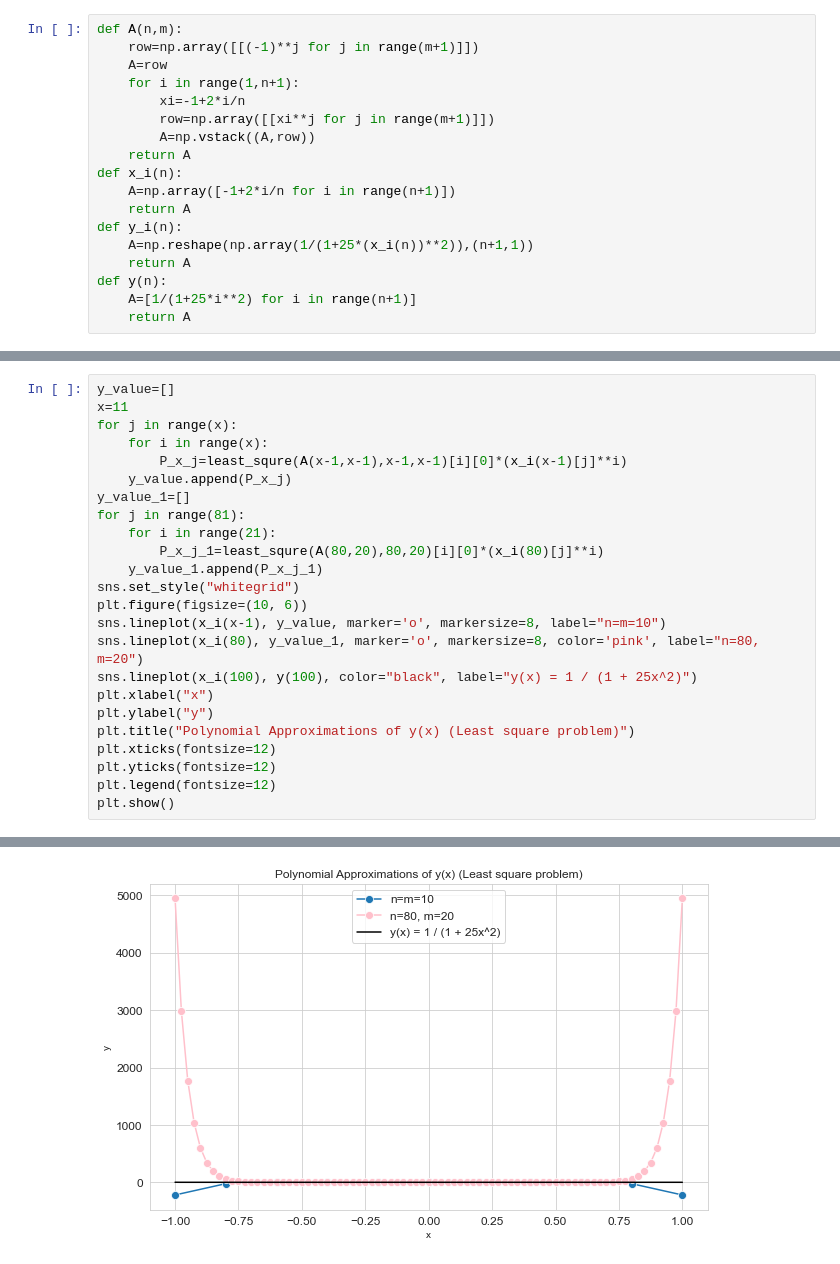
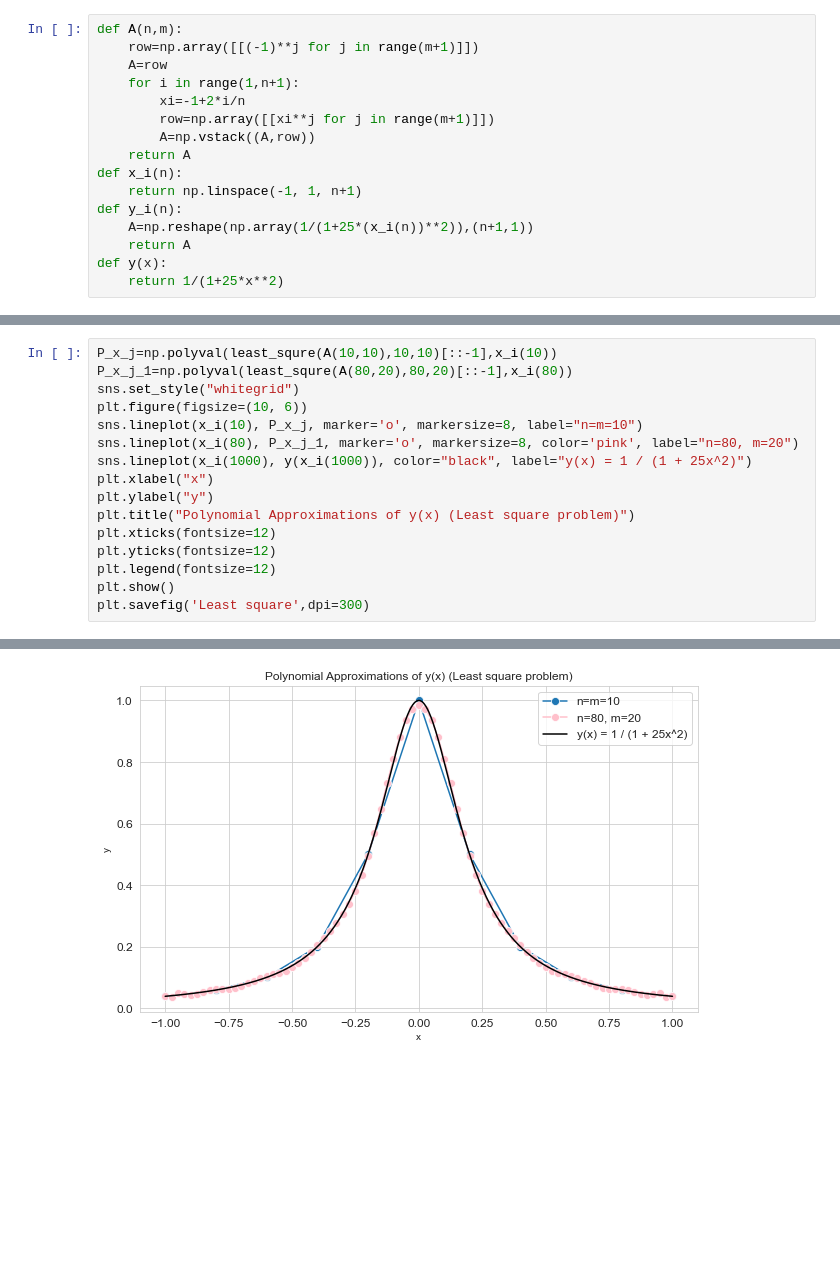
Before and after one commit to JonathanLim1/UCL_MATH0058_solution-1, a Jupyter notebook: Assignment/Assigment 3/assigment 3.ipynb, the cells around one changed output, grey strips where cells are left out. Cells and saved outputs as stored; diff of their text form; blank space fills up the shorter version.

```diff
--- a/Assignment/Assigment 3/assigment 3.ipynb
+++ b/Assignment/Assigment 3/assigment 3.ipynb
@@ -14,14 +16,12 @@ def A(n,m):
         A=np.vstack((A,row))
     return A
 def x_i(n):
-    A=np.array([-1+2*i/n for i in range(n+1)])
-    return A
+    return np.linspace(-1, 1, n+1)
 def y_i(n):
     A=np.reshape(np.array(1/(1+25*(x_i(n))**2)),(n+1,1))
     return A
-def y(n):
-    A=[1/(1+25*i**2) for i in range(n+1)]
-    return A
+def y(x):
+    return 1/(1+25*x**2)
 # %%
 def least_squre(A,n,m):
     U,D,VT=nl.svd(A)
@@ -55,20 +66,11 @@ array([[ 9.86177440e-01],
 # %%
-y_value=[]
-x=11
-for j in range(x):
-    for i in range(x):
-        P_x_j=least_squre(A(x-1,x-1),x-1,x-1)[i][0]*(x_i(x-1)[j]**i)
-    y_value.append(P_x_j)
-y_value_1=[]
-for j in range(81):
-    for i in range(21):
-        P_x_j_1=least_squre(A(80,20),80,20)[i][0]*(x_i(80)[j]**i)
-    y_value_1.append(P_x_j_1)
+P_x_j=np.polyval(least_squre(A(10,10),10,10)[::-1],x_i(10))
+P_x_j_1=np.polyval(least_squre(A(80,20),80,20)[::-1],x_i(80))
 sns.set_style("whitegrid")
 plt.figure(figsize=(10, 6))
-sns.lineplot(x_i(x-1), y_value, marker='o', markersize=8, label="n=m=10")
-sns.lineplot(x_i(80), y_value_1, marker='o', markersize=8, color='pink', label="n=80, m=20")
-sns.lineplot(x_i(100), y(100), color="black", label="y(x) = 1 / (1 + 25x^2)")
+sns.lineplot(x_i(10), P_x_j, marker='o', markersize=8, label="n=m=10")
+sns.lineplot(x_i(80), P_x_j_1, marker='o', markersize=8, color='pink', label="n=80, m=20")
+sns.lineplot(x_i(1000), y(x_i(1000)), color="black", label="y(x) = 1 / (1 + 25x^2)")
 plt.xlabel("x")
 plt.ylabel("y")
 plt.title("Polynomial Approximations of y(x) (Least square problem)")
@@ -76,4 +78,5 @@ plt.xticks(fontsize=12)
 plt.yticks(fontsize=12)
 plt.legend(fontsize=12)
 plt.show()
+plt.savefig('Least square',dpi=300)
 # %% [output]
@@ -80 +113 @@ plt.show()
-[figure, old version]
+[figure, new version]
```
Also changed, not shown: parts of 3 cells of this notebook, 1 other file.
